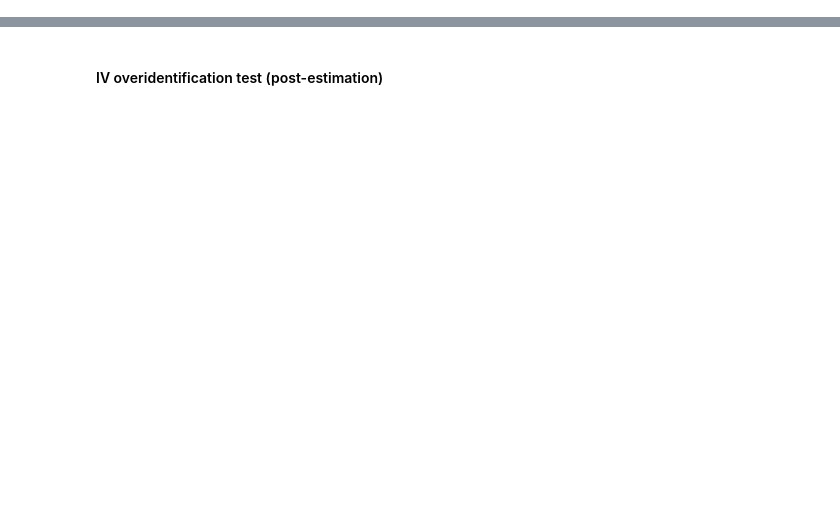
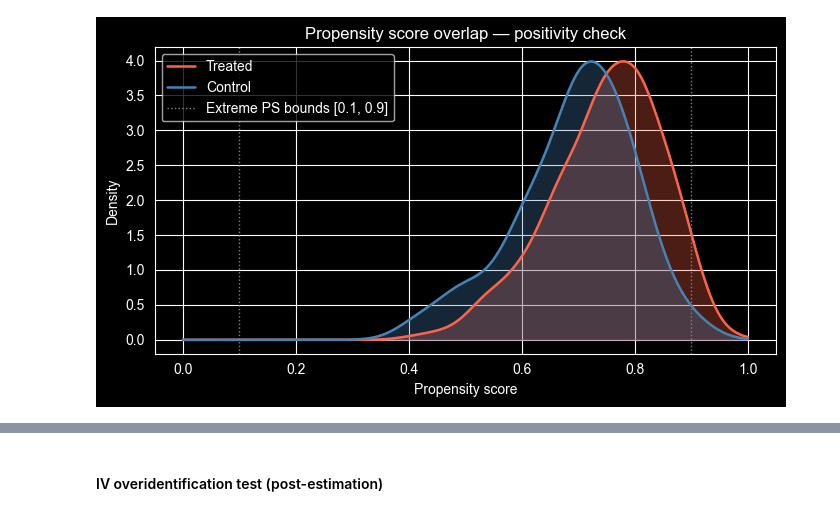
Before and after one commit to causalNLP/causal-agent, a Jupyter notebook: docs/examples/assumption_utils_usecases.ipynb, the cells around one changed output, grey strips where cells are left out. Drawn from its saved outputs; the diff is of its cells as text; code cells hidden in the pictures; blank space fills up the shorter version.

```diff
--- a/docs/examples/assumption_utils_usecases.ipynb
+++ b/docs/examples/assumption_utils_usecases.ipynb
@@ -56,3 +183,26 @@ print(result_positivity)
+# %%
+import matplotlib.pyplot as plt
+from scipy.stats import gaussian_kde
+
+fig, ax = plt.subplots(figsize=(7, 4))
+
+for group, label, color in [(1, "Treated", "tomato"), (0, "Control", "steelblue")]:
+    scores = ps[df_psm["treat"] == group]
+    kde = gaussian_kde(scores)
+    x_grid = np.linspace(0, 1, 300)
+    ax.fill_between(x_grid, kde(x_grid), alpha=0.3, color=color)
+    ax.plot(x_grid, kde(x_grid), color=color, linewidth=1.8, label=label)
+
+ax.axvline(0.1, color="gray", linestyle=":", linewidth=1, label="Extreme PS bounds [0.1, 0.9]")
+ax.axvline(0.9, color="gray", linestyle=":", linewidth=1)
+ax.set_xlabel("Propensity score")
+ax.set_ylabel("Density")
+ax.set_title("Propensity score overlap: positivity check")
+ax.legend()
+plt.tight_layout()
+plt.show()
+# %% [output]
+[figure, added]
 # %%
 result_sutva = check_sutva(vars_psm, llm=llm)
 print(result_sutva)
```
Also changed, not shown: parts of 85 cells of this notebook.
